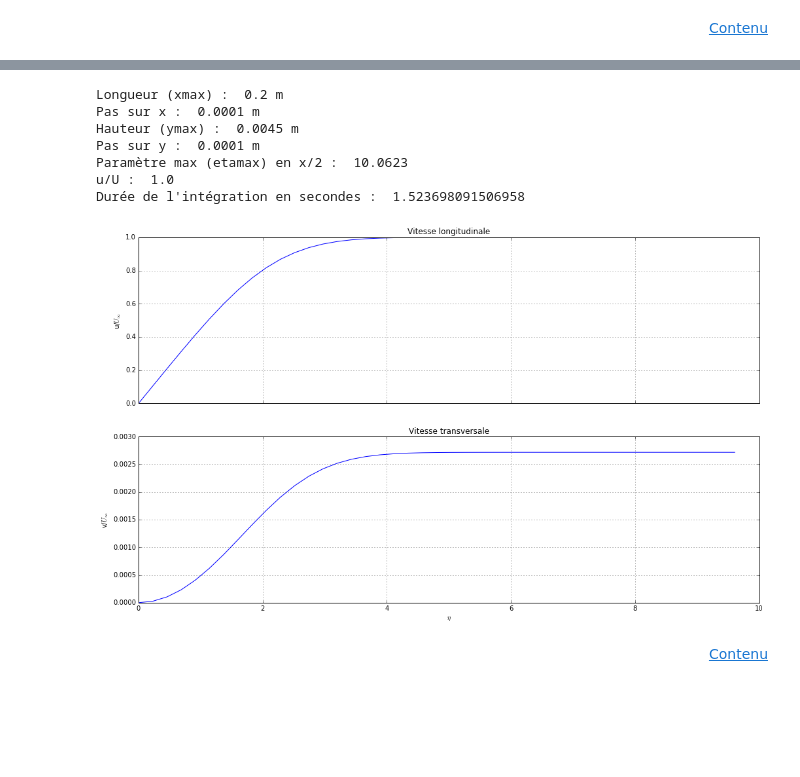
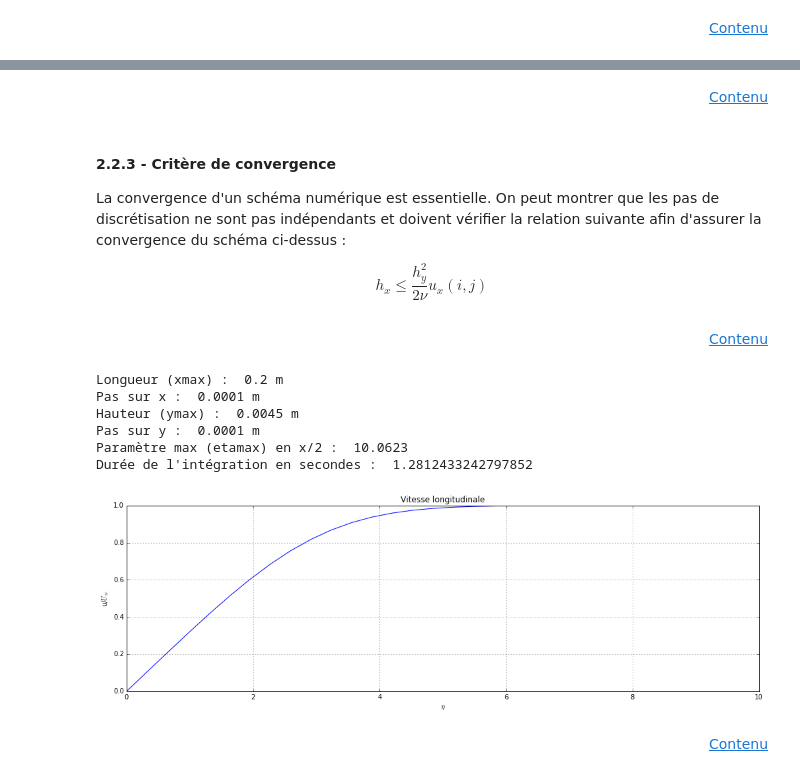
Before and after one commit to MGulina/Blasius, a Jupyter notebook: Blasius.ipynb, the cells around one changed output, grey strips where cells are left out. Drawn from its saved outputs; the diff is of its cells as text; code cells hidden in the pictures; blank space fills up the shorter version.

```diff
--- a/Blasius.ipynb
+++ b/Blasius.ipynb
@@ -803,3 +818,18 @@ TEST différences finies :
+# %% [markdown]
+<div align="right">
+<a href="#Contenu">Contenu</a>
+</div>
+# %% [markdown]
+#### 2.2.3 - Critère de convergence
+La convergence d'un schéma numérique est essentielle. On peut montrer que les pas de discrétisation ne sont pas indépendants et doivent vérifier la relation suivante afin d'assurer la convergence du schéma ci-dessus :
+
+$$
+h_x \leq \frac{h_y^2}{2\nu}u_x(i,j)
+$$
+# %% [markdown]
+<div align="right">
+<a href="#Contenu">Contenu</a>
+</div>
 # %%
 # Librairies
 import numpy as np
@@ -829,7 +859,7 @@ import time
 
 # 3.3 - Sorties
     # 3.3.1 - Numériques
-    # 3.3.2 - Graphiques
+    # 3.3.2 - Graphique
 
 # --------------------------------------------------------------
 
@@ -839,7 +869,7 @@ hx = 10**(-4) # Modifiable (par défaut 10**(-4))
 hy = 10**(-4) # Modifiable (par défaut 10**(-4))
 
 m = 2000 # Modifiable (par défaut 2000)
-n = 45 # Modifiable (par défaut 45)
+n = 45   # Modifiable (par défaut 45)
 
 xmax = m*hx
 ymax = n*hy
@@ -870,52 +900,45 @@ for i in range(0,m-1) : # Colonne <--> axe x
         j = n-1 - j # Axe y vers le haut et non vers le bas
         a = u[j,i+1] - u[j,i]
         b = u[j+1,i+1] - u[j+1,i]
         v[j,i+1] = v[j+1,i+1] - 0.5*((a+b)/hx)*hy
 
 
 DureeTotale = time.time() - start_time
 
 # 3.3 - Sorties
 # 3.3.1 - Numériques
 print('Longueur (xmax) : ', xmax, 'm')
 print('Pas sur x : ', hx, 'm')
 print('Hauteur (ymax) : ', round(ymax,4), 'm')
 print('Pas sur y : ', hy, 'm')
 print('Paramètre max (etamax) en x/2 : ', round(sqrt(U/(2*nu))*ymax/sqrt(xmax/2),4))
-print('u/U : ', u[1,round(m/2)]/U)
 print('Durée de l\'intégration en secondes : ', DureeTotale)
 
-# 3.3.2 - Graphiques
-figDF, axesDF = plt.subplots(2,sharex = True, figsize=(17,10))
+# 3.3.2 - Graphique
+figDF, axesDF = plt.subplots(1,sharex = True, figsize=(17,5))
 
 y = np.linspace(0, ymax, n)
-eta = sqrt(U/(2*nu))*(ymax - y)/sqrt(xmax/2) # eta = eta(x = xmax/2, y)
+eta = sqrt(U/nu)*(ymax - y)/sqrt(xmax/2) # eta = eta(x = xmax/2, y)
 
+# Affichage limité à eta = 10
 i = 0
 while eta[i] > 10:
     i = i+1
 
-axesDF[0].plot(eta[i+1:],(u[i+1:,round(m/2)]/U))
-axesDF[0].set_ylabel('u/$U_\infty$')
-axesDF[0].set_title('Vitesse longitudinale')
-axesDF[0].xaxis.grid(True,'major')
-axesDF[0].yaxis.grid(True,'major')
-
-axesDF[1].plot(eta[i+1:],(v[i+1:,round(m/2)]/U))
-axesDF[1].set_xlabel('$\eta$')
-axesDF[1].set_ylabel('v/$U_\infty$')
-axesDF[1].set_title('Vitesse transversale')
-axesDF[1].xaxis.grid(True,'major')
-axesDF[1].yaxis.grid(True,'major')
+axesDF.plot(eta[i+1:],(u[i+1:,round(m/2)]/U))
+axesDF.set_xlabel('$\eta$')
+axesDF.set_ylabel('u/$U_\infty$')
+axesDF.set_title('Vitesse longitudinale')
+axesDF.xaxis.grid(True,'major')
+axesDF.yaxis.grid(True,'major')
 # %% [output]
 Longueur (xmax) :  0.2 m
 Pas sur x :  0.0001 m
 Hauteur (ymax) :  0.0045 m
 Pas sur y :  0.0001 m
 Paramètre max (etamax) en x/2 :  10.0623
-u/U :  1.0
-Durée de l'intégration en secondes :  1.523698091506958
+Durée de l'intégration en secondes :  1.2812433242797852
-[figure, old version]
+[figure, new version]
 # %% [markdown]
 <div align="right">
 <a href="#Contenu">Contenu</a>
```
Also changed, not shown: parts of 8 cells of this notebook.
